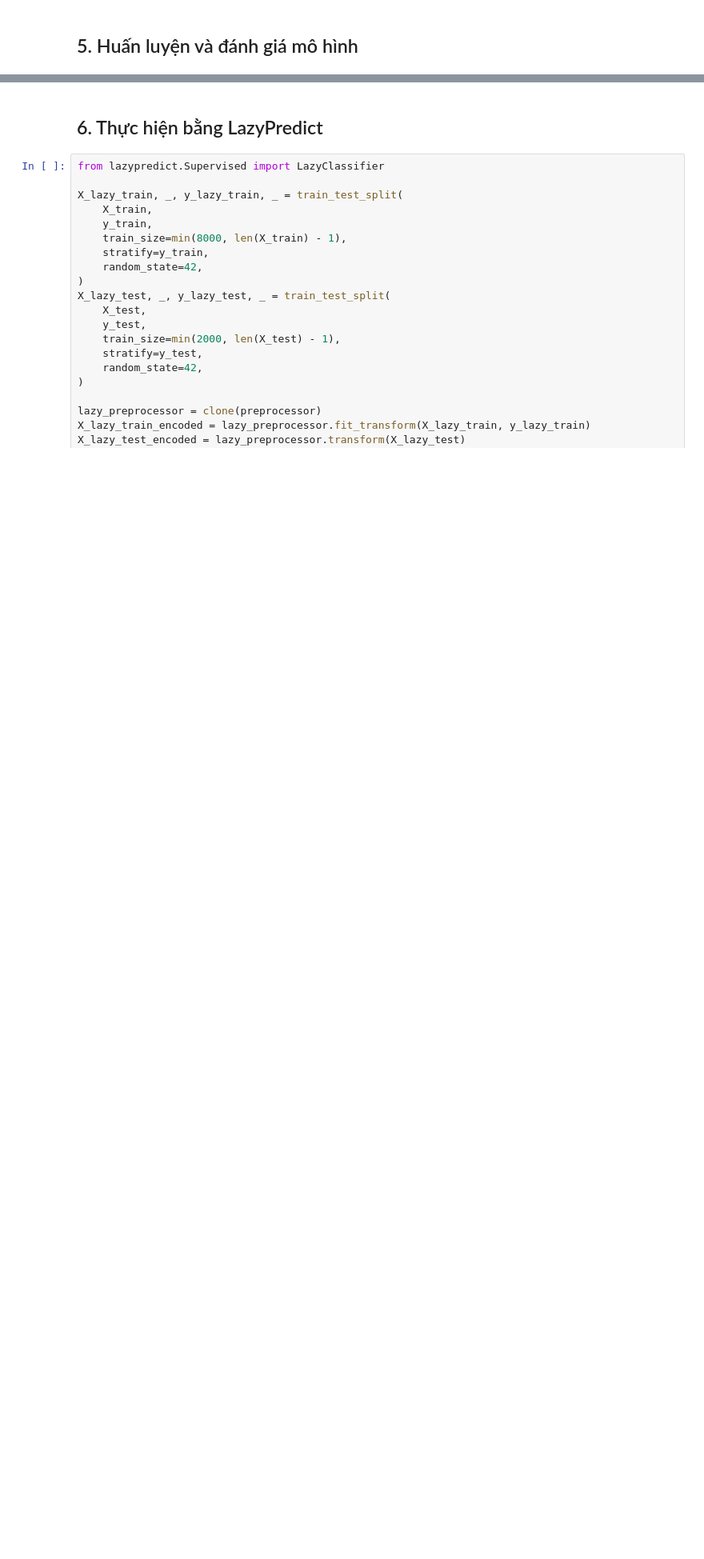
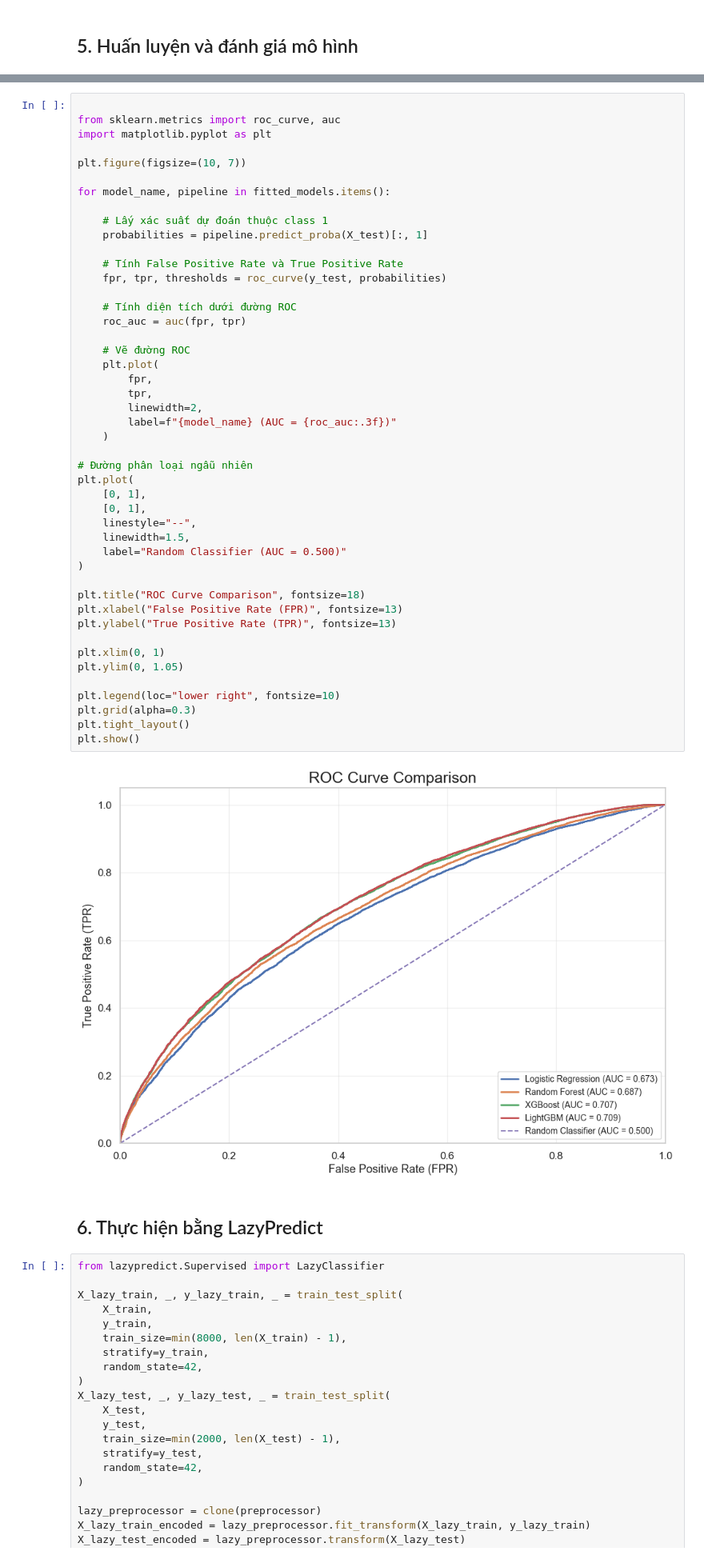
Before and after one commit to ThietBuiCong/BTL_PTDL, a Jupyter notebook: code/main_uci.ipynb, the cells around one changed output, grey strips where cells are left out. Shown at 80% size. Drawn from its saved outputs; the diff is of its cells as text; blank space fills up the shorter version.

```diff
--- a/code/main_uci.ipynb
+++ b/code/main_uci.ipynb
@@ -293,3 +362,51 @@ Mô hình huấn luyện: LightGBM
+# %%
+
+from sklearn.metrics import roc_curve, auc
+import matplotlib.pyplot as plt
+
+plt.figure(figsize=(10, 7))
+
+for model_name, pipeline in fitted_models.items():
+
+    # Lấy xác suất dự đoán thuộc class 1
+    probabilities = pipeline.predict_proba(X_test)[:, 1]
+
+    # Tính False Positive Rate và True Positive Rate
+    fpr, tpr, thresholds = roc_curve(y_test, probabilities)
+
+    # Tính diện tích dưới đường ROC
+    roc_auc = auc(fpr, tpr)
+
+    # Vẽ đường ROC
+    plt.plot(
+        fpr,
+        tpr,
+        linewidth=2,
+        label=f"{model_name} (AUC = {roc_auc:.3f})"
+    )
+
+# Đường phân loại ngẫu nhiên
+plt.plot(
+    [0, 1],
+    [0, 1],
+    linestyle="--",
+    linewidth=1.5,
+    label="Random Classifier (AUC = 0.500)"
+)
+
+plt.title("ROC Curve Comparison", fontsize=18)
+plt.xlabel("False Positive Rate (FPR)", fontsize=13)
+plt.ylabel("True Positive Rate (TPR)", fontsize=13)
+
+plt.xlim(0, 1)
+plt.ylim(0, 1.05)
+
+plt.legend(loc="lower right", fontsize=10)
+plt.grid(alpha=0.3)
+plt.tight_layout()
+plt.show()
+# %% [output]
+[figure, added]
 # %% [markdown]
 ## 6. Thực hiện bằng LazyPredict
 # %%
```
Also changed, not shown: parts of 5 cells of this notebook, 15 other files.
